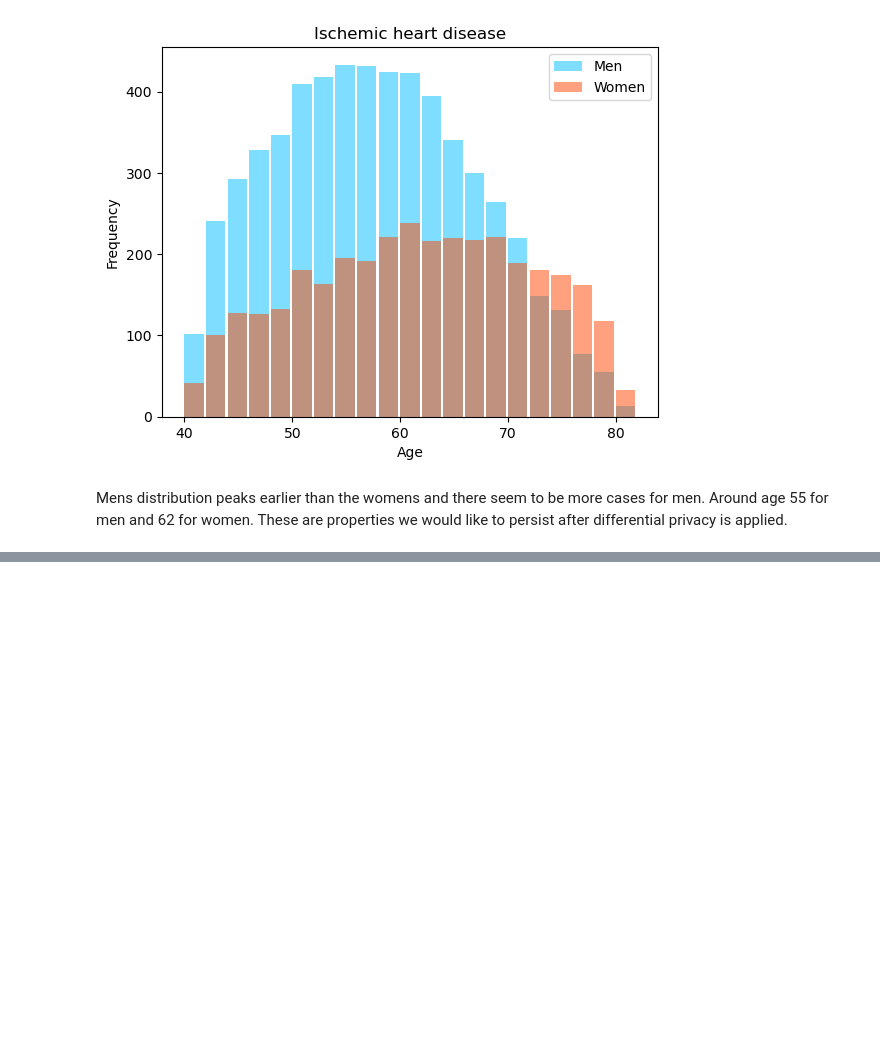
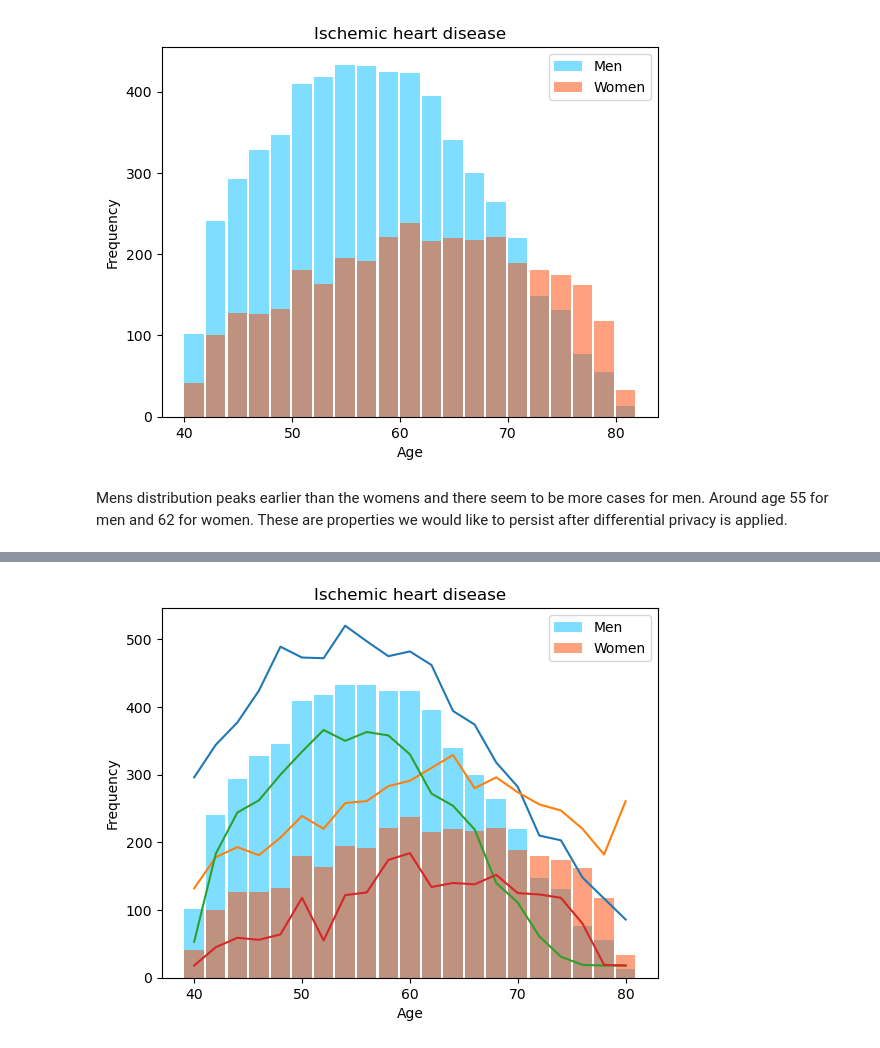
Before and after one commit to EatOreo/DifferentialPrivacyBiasExperiments, a Jupyter notebook: Main.ipynb, the cells around one changed output, grey strips where cells are left out. Cells and saved outputs as stored; diff of their text form; code cells hidden in the pictures; blank space fills up the shorter version.

```diff
--- a/Main.ipynb
+++ b/Main.ipynb
@@ -27,10 +27,10 @@ df = pd.read_sql(query, conn)
 Below the distributions of the ages, where the disease is discovered for men and women, is graphed.
 # %%
 import matplotlib.pyplot as plt
-df2 = df.copy()
-df2["age"] = df2["age"].apply(lambda a: a - (a % 2)) #group even ages
-wdf = df2.where(df2.gender == "F").dropna().groupby(['age', 'gender']).count().reset_index()
-mdf = df2.where(df2.gender == "M").dropna().groupby(['age', 'gender']).count().reset_index()
+# df2 = df.copy()
+# df2["age"] = df2["age"].apply(lambda a: a - (a % 2)) #group even ages
+wdf = df.where(df.gender == "F").dropna().groupby(['age', 'gender']).count().reset_index()
+mdf = df.where(df.gender == "M").dropna().groupby(['age', 'gender']).count().reset_index()
 x = wdf["age"]
 y = wdf["patient"]
 xmen = mdf["age"]
@@ -49,0 +106,29 @@ Mens distribution peaks earlier than the womens and there seem to be more cases
+# %%
+values = []
+for i in range(1000):
+    r = reader.execute('SELECT gender, age, COUNT(patient) as amount FROM MyTable GROUP BY gender, age')[1:]
+    for i, e in enumerate(r):
+        v = e[2]
+        if len(values) <= i:
+            values.append([])
+        values[i].append(v)
+# %%
+minvalues = [None] * len(values)
+maxvalues = [None] * len(values)
+for i in range(len(values)):
+    minvalues[i] = min(values[i])
+    maxvalues[i] = max(values[i])
+# %%
+plt.bar(xmen, ymen, width=1.8, align='center', label='Men', alpha=0.5, color='deepskyblue')
+plt.bar(x, y, width=1.8, align='center', label='Women', alpha=0.5, color='orangered')
+plt.plot(x, maxvalues[21:])
+plt.plot(x, maxvalues[:21])
+plt.plot(x, minvalues[21:])
+plt.plot(x, minvalues[:21])
+plt.xlabel('Age')
+plt.ylabel('Frequency')
+plt.title('Ischemic heart disease')
+plt.legend()
+plt.show()
+# %% [output]
+[figure, added]
```
Also changed, not shown: parts of 4 cells of this notebook.
